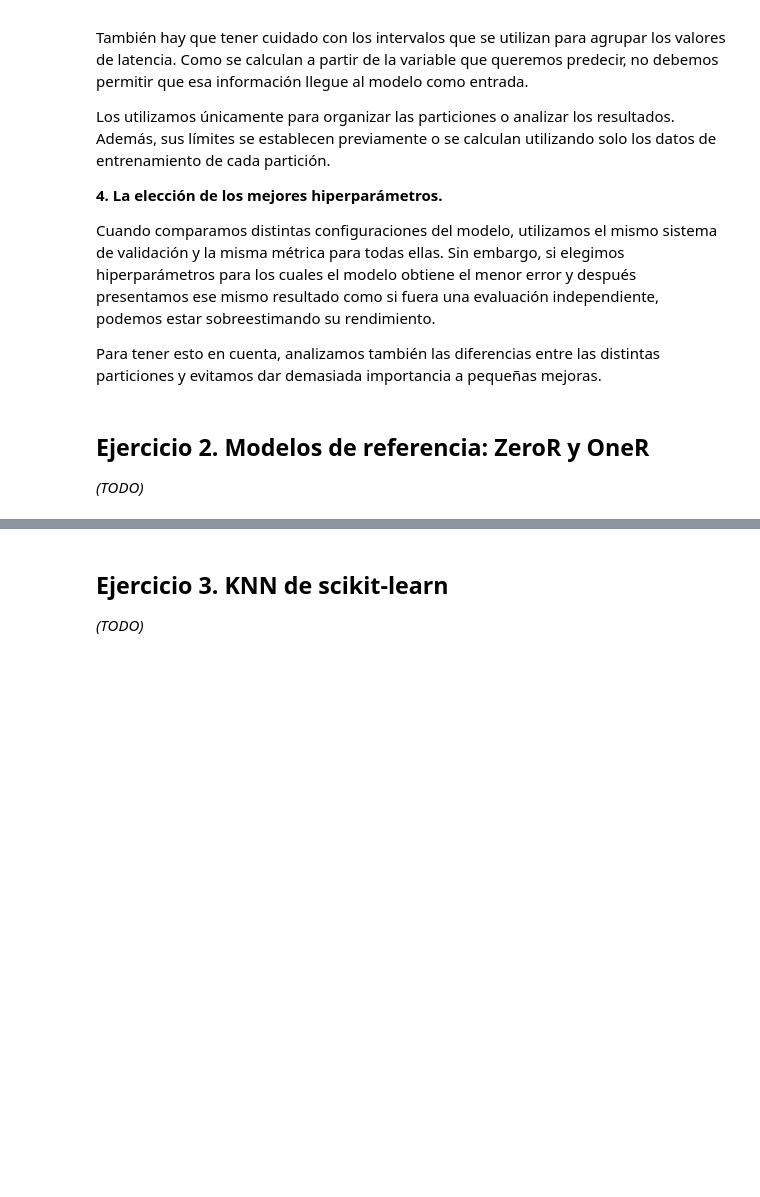
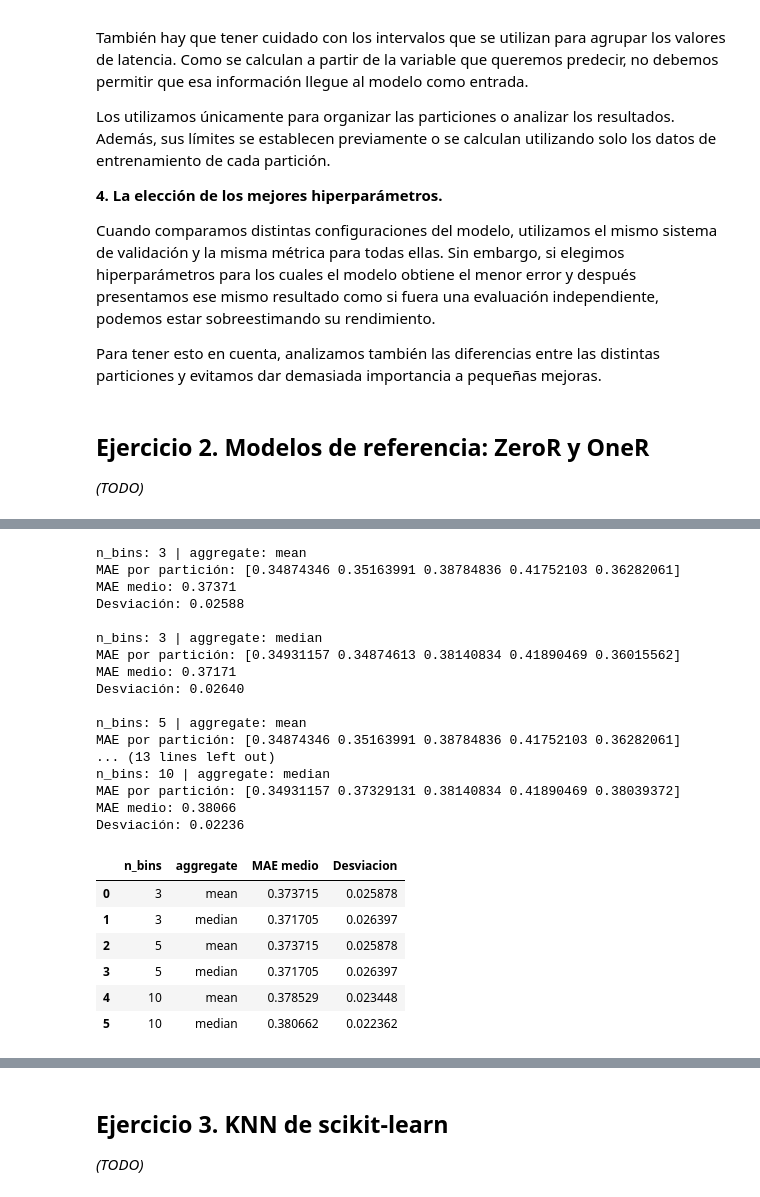
Before and after one commit to miguelang17/Practica_2, a Jupyter notebook: P2_alumnos/P2/Cuaderno/p2_grupoN.ipynb, the cells around one changed output, grey strips where cells are left out. Saved outputs shown, nothing was run; the diff lists cells and outputs as text; code cells hidden in the pictures; blank space fills up the shorter version.

```diff
--- a/P2_alumnos/P2/Cuaderno/p2_grupoN.ipynb
+++ b/P2_alumnos/P2/Cuaderno/p2_grupoN.ipynb
@@ -442,0 +375,16 @@ Para tener esto en cuenta, analizamos también las diferencias entre las distint
+# %%
+
+#Guardamos los resultados
+resultados_zeror = []
+#Vemos que constante es la mejor si la media o la mediana.
+for estrategia in ["mean", "median"]:
+    modelo = DummyRegressor(strategy=estrategia)
+    errores = -cross_val_score(modelo,X_lat, y_lat,cv=particiones,scoring="neg_mean_absolute_error")
+    resultados_zeror.append({"Estrategia": estrategia, "MAE medio": errores.mean(), "Desviacion": errores.std() })
+    print(f"\nEstrategia: {estrategia}")
+    print("MAE por partición:", errores)
+    print(f"MAE medio: {errores.mean():.5f}")
+    print(f"Desviación: {errores.std():.5f}")
+
+tabla_zeror = pd.DataFrame(resultados_zeror)
+display(tabla_zeror)
@@ -442,0 +421,56 @@ Para tener esto en cuenta, analizamos también las diferencias entre las distint
+# %%
+
+resultados_oner = []
+
+for n_bins in [3, 5, 10]:
+    for aggregate in ["mean", "median"]:
+        modelo = OneRRegressor(
+            n_bins=n_bins,
+            aggregate=aggregate
+        )
+        errores = -cross_val_score(
+            modelo,
+            X_lat,
+            y_lat,
+            cv=particiones,
+            scoring="neg_mean_absolute_error"
+        )
+        resultados_oner.append({
+            "n_bins": n_bins,
+            "aggregate": aggregate,
+            "MAE medio": errores.mean(),
+            "Desviacion": errores.std()
+        })
+
+        print(f"\nn_bins: {n_bins} | aggregate: {aggregate}")
+        print("MAE por partición:", errores)
+        print(f"MAE medio: {errores.mean():.5f}")
+        print(f"Desviación: {errores.std():.5f}")
+
+tabla_oner = pd.DataFrame(resultados_oner)
+display(tabla_oner)
+# %% [output]
+n_bins: 3 | aggregate: mean
+MAE por partición: [0.34874346 0.35163991 0.38784836 0.41752103 0.36282061]
+MAE medio: 0.37371
+Desviación: 0.02588
+
+n_bins: 3 | aggregate: median
+MAE por partición: [0.34931157 0.34874613 0.38140834 0.41890469 0.36015562]
+MAE medio: 0.37171
+Desviación: 0.02640
+
+n_bins: 5 | aggregate: mean
+MAE por partición: [0.34874346 0.35163991 0.38784836 0.41752103 0.36282061]
+... (13 lines left out)
+n_bins: 10 | aggregate: median
+MAE por partición: [0.34931157 0.37329131 0.38140834 0.41890469 0.38039372]
+MAE medio: 0.38066
+Desviación: 0.02236
+|  | n_bins | aggregate | MAE medio | Desviacion |
+| 0 | 3 | mean | 0.373715 | 0.025878 |
+| 1 | 3 | median | 0.371705 | 0.026397 |
+| 2 | 5 | mean | 0.373715 | 0.025878 |
+| 3 | 5 | median | 0.371705 | 0.026397 |
+| 4 | 10 | mean | 0.378529 | 0.023448 |
+| 5 | 10 | median | 0.380662 | 0.022362 |
```
Also changed, not shown: parts of 12 cells of this notebook.
